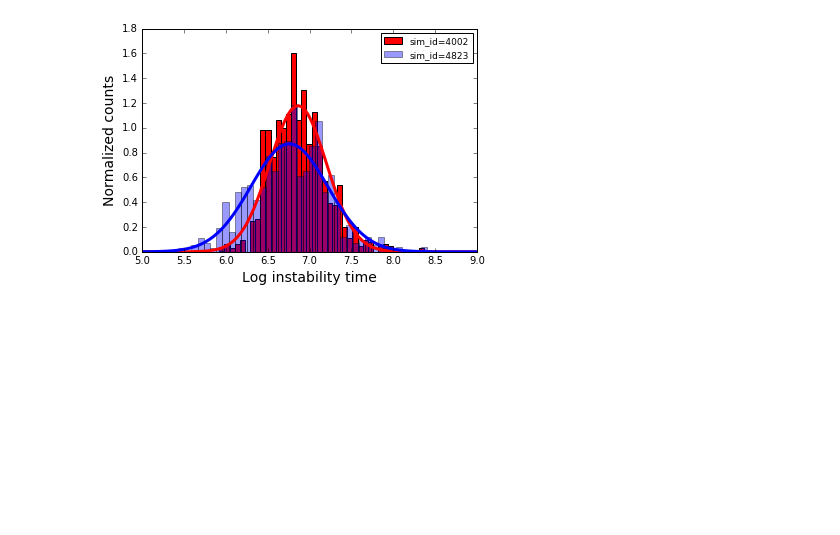
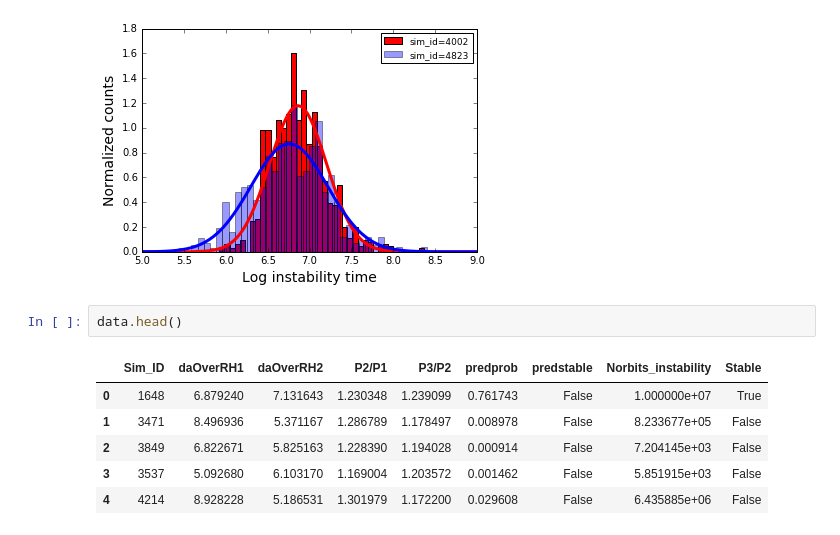
Before and after one commit to dtamayo/Stability, a Jupyter notebook: Analysis/plot_systems.ipynb, the cells around one changed output. Drawn from its saved outputs; the diff is of its cells as text; blank space fills up the shorter version.

```diff
--- a/Analysis/plot_systems.ipynb
+++ b/Analysis/plot_systems.ipynb
@@ -335,3 +335,12 @@ plt.savefig("Norbits_Instability_histogram.pdf")
 # %% [output]
 0.338423941975 0.458251312576
 [figure]
+# %%
+data.head()
+# %% [output]
+|  | Sim_ID | daOverRH1 | daOverRH2 | P2/P1 | P3/P2 | predprob | predstable | Norbits_instability | Stable |
+| 0 | 1648 | 6.879240 | 7.131643 | 1.230348 | 1.239099 | 0.761743 | False | 1.000000e+07 | True |
+| 1 | 3471 | 8.496936 | 5.371167 | 1.286789 | 1.178497 | 0.008978 | False | 8.233677e+05 | False |
+| 2 | 3849 | 6.822671 | 5.825163 | 1.228390 | 1.194028 | 0.000914 | False | 7.204145e+03 | False |
+| 3 | 3537 | 5.092680 | 6.103170 | 1.169004 | 1.203572 | 0.001462 | False | 5.851915e+03 | False |
+| 4 | 4214 | 8.928228 | 5.186531 | 1.301979 | 1.172200 | 0.029608 | False | 6.435885e+06 | False |
```
Also changed, not shown: parts of 3 cells of this notebook, 1 other file.
